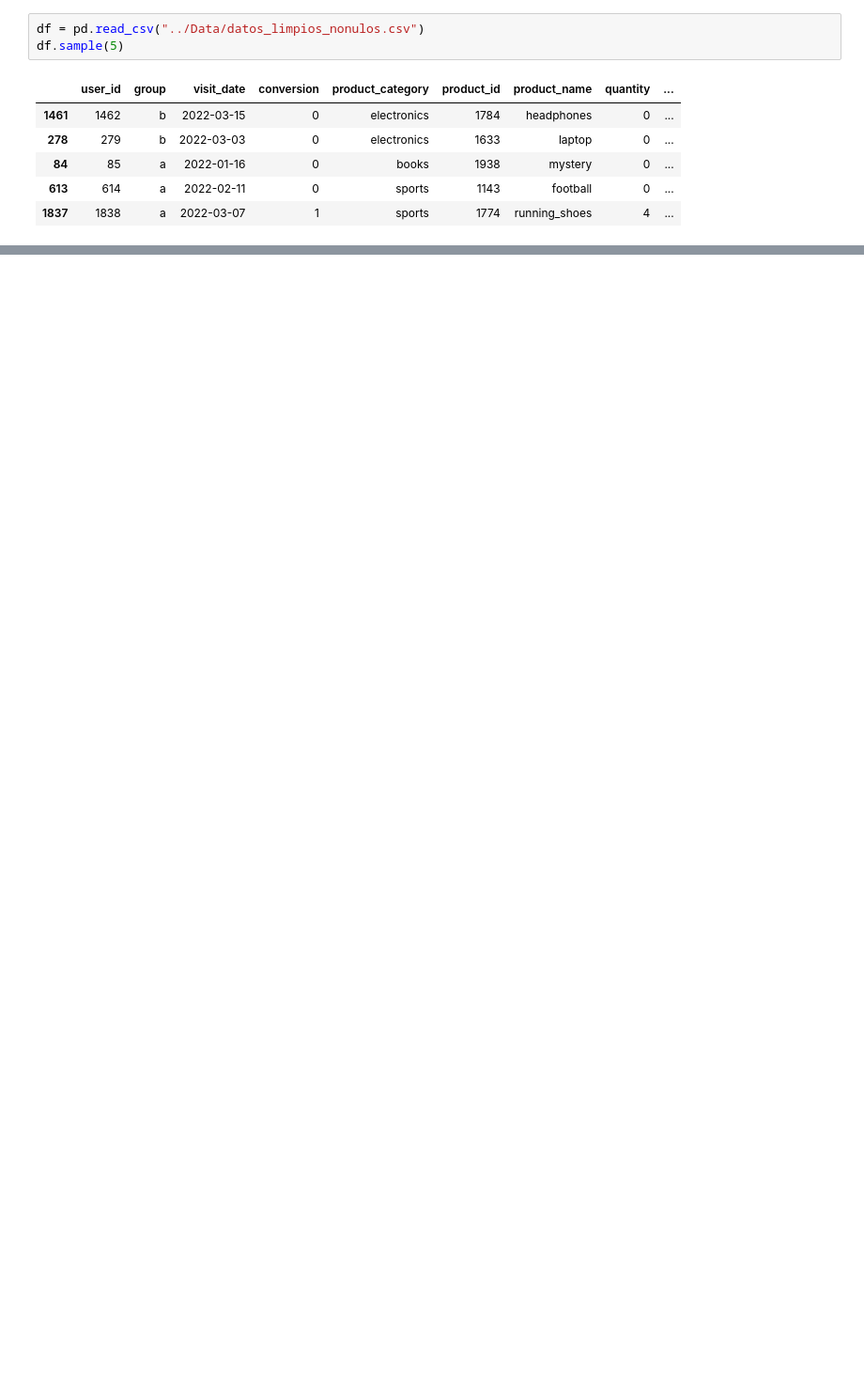
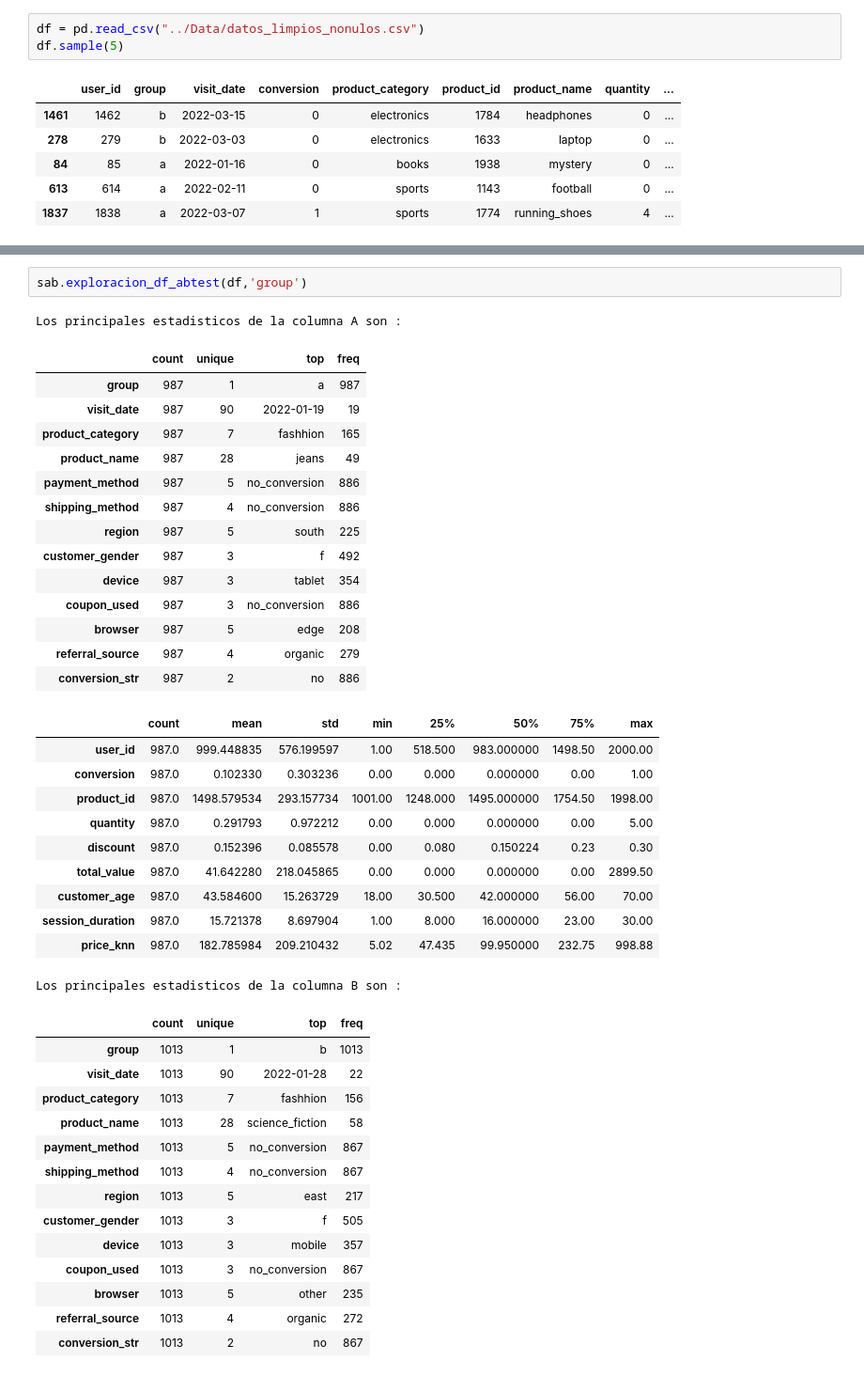
Before and after one commit to joelmj27/amazon_abtesting, a Jupyter notebook: Notebooks/04.ab_testing.ipynb, the cells around one changed output, grey strips where cells are left out. Shown at 94% size. Saved outputs shown, nothing was run; the diff lists cells and outputs as text; blank space fills up the shorter version.

```diff
--- a/Notebooks/04.ab_testing.ipynb
+++ b/Notebooks/04.ab_testing.ipynb
@@ -13,0 +34,43 @@ df.sample(5)
+# %%
+sab.exploracion_df_abtest(df,'group')
+# %% [output]
+Los principales estadisticos de la columna A son :
+|  | count | unique | top | freq |
+| group | 987 | 1 | a | 987 |
+| visit_date | 987 | 90 | 2022-01-19 | 19 |
+| product_category | 987 | 7 | fashhion | 165 |
+| product_name | 987 | 28 | jeans | 49 |
+| payment_method | 987 | 5 | no_conversion | 886 |
+| shipping_method | 987 | 4 | no_conversion | 886 |
+| region | 987 | 5 | south | 225 |
+| customer_gender | 987 | 3 | f | 492 |
+| device | 987 | 3 | tablet | 354 |
+| coupon_used | 987 | 3 | no_conversion | 886 |
+| browser | 987 | 5 | edge | 208 |
+| referral_source | 987 | 4 | organic | 279 |
+| conversion_str | 987 | 2 | no | 886 |
+|  | count | mean | std | min | 25% | 50% | 75% | max |
+| user_id | 987.0 | 999.448835 | 576.199597 | 1.00 | 518.500 | 983.000000 | 1498.50 | 2000.00 |
+| conversion | 987.0 | 0.102330 | 0.303236 | 0.00 | 0.000 | 0.000000 | 0.00 | 1.00 |
+| product_id | 987.0 | 1498.579534 | 293.157734 | 1001.00 | 1248.000 | 1495.000000 | 1754.50 | 1998.00 |
+| quantity | 987.0 | 0.291793 | 0.972212 | 0.00 | 0.000 | 0.000000 | 0.00 | 5.00 |
+| discount | 987.0 | 0.152396 | 0.085578 | 0.00 | 0.080 | 0.150224 | 0.23 | 0.30 |
+| total_value | 987.0 | 41.642280 | 218.045865 | 0.00 | 0.000 | 0.000000 | 0.00 | 2899.50 |
+| customer_age | 987.0 | 43.584600 | 15.263729 | 18.00 | 30.500 | 42.000000 | 56.00 | 70.00 |
+| session_duration | 987.0 | 15.721378 | 8.697904 | 1.00 | 8.000 | 16.000000 | 23.00 | 30.00 |
+| price_knn | 987.0 | 182.785984 | 209.210432 | 5.02 | 47.435 | 99.950000 | 232.75 | 998.88 |
+Los principales estadisticos de la columna B son :
+|  | count | unique | top | freq |
+| group | 1013 | 1 | b | 1013 |
+| visit_date | 1013 | 90 | 2022-01-28 | 22 |
+| product_category | 1013 | 7 | fashhion | 156 |
+| product_name | 1013 | 28 | science_fiction | 58 |
+| payment_method | 1013 | 5 | no_conversion | 867 |
+| shipping_method | 1013 | 4 | no_conversion | 867 |
+| region | 1013 | 5 | east | 217 |
+| customer_gender | 1013 | 3 | f | 505 |
+| device | 1013 | 3 | mobile | 357 |
+| coupon_used | 1013 | 3 | no_conversion | 867 |
+| browser | 1013 | 5 | other | 235 |
+| referral_source | 1013 | 4 | organic | 272 |
+| conversion_str | 1013 | 2 | no | 867 |
```
Also changed, not shown: parts of 14 cells of this notebook.
